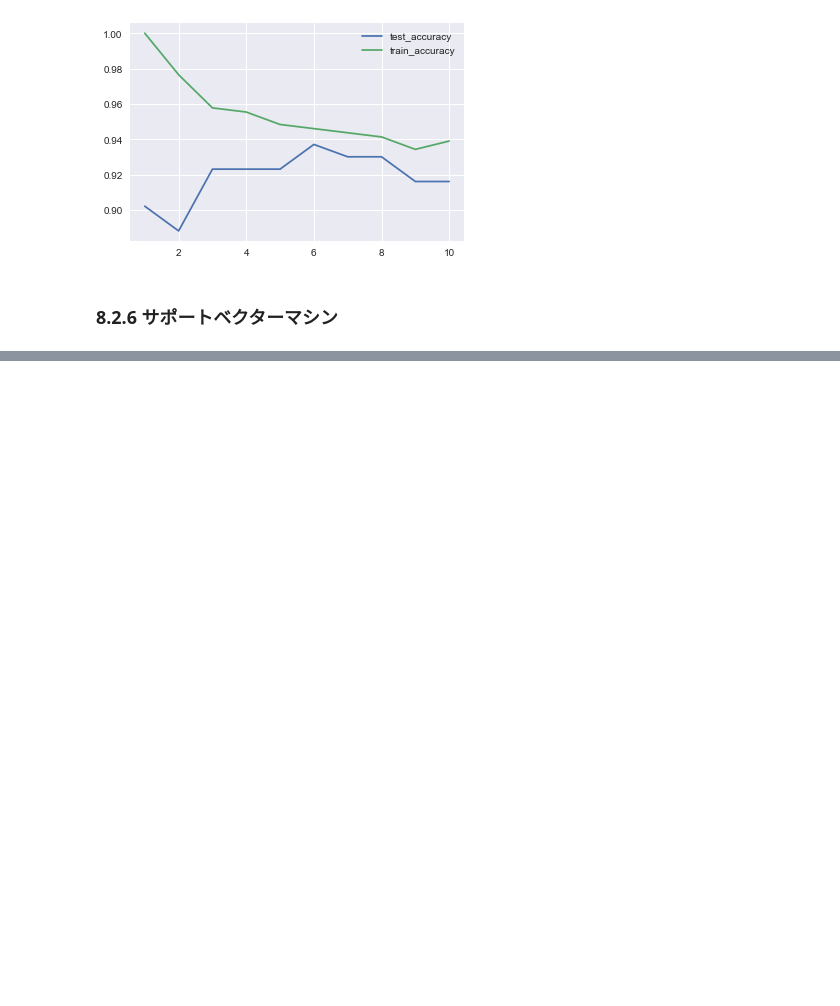
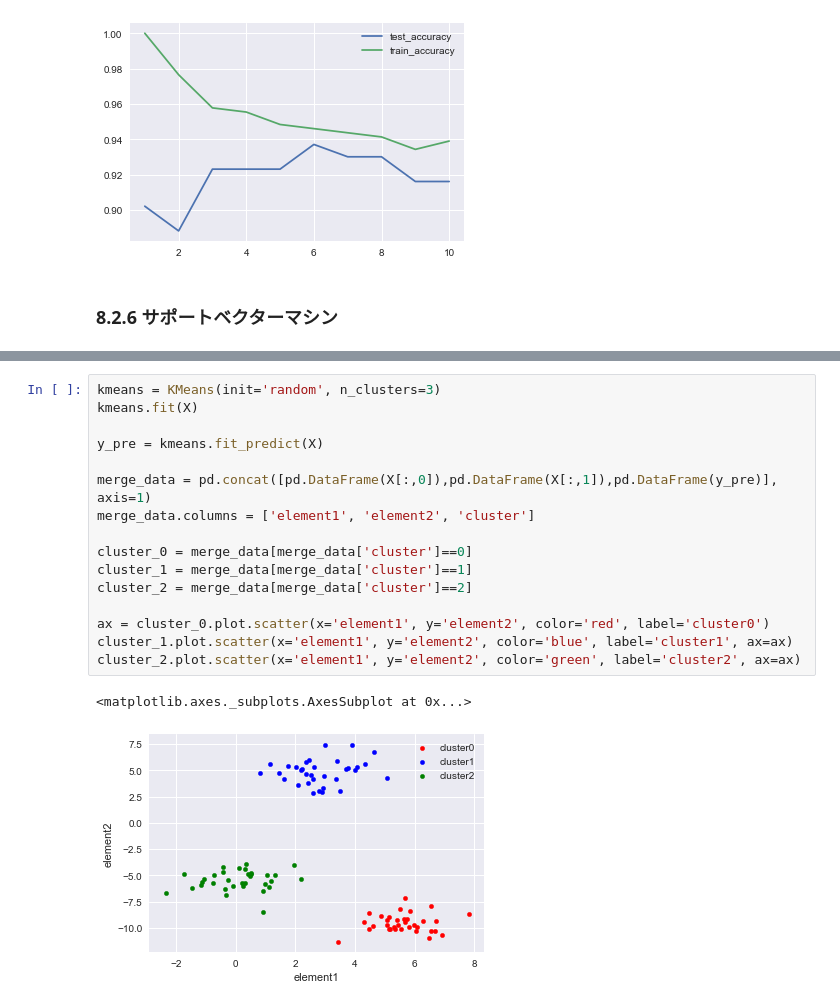
Before and after one commit to kecbigmt/data_science, a Jupyter notebook: mynote_chap8.ipynb, the cells around one changed output, grey strips where cells are left out. Cells and saved outputs as stored; diff of their text form; blank space fills up the shorter version.

```diff
--- a/mynote_chap8.ipynb
+++ b/mynote_chap8.ipynb
@@ -347,0 +358,19 @@ ValueError: Found input variables with inconsistent numbers of samples: [143, 42
+# %%
+kmeans = KMeans(init='random', n_clusters=3)
+kmeans.fit(X)
+
+y_pre = kmeans.fit_predict(X)
+
+merge_data = pd.concat([pd.DataFrame(X[:,0]),pd.DataFrame(X[:,1]),pd.DataFrame(y_pre)], axis=1)
+merge_data.columns = ['element1', 'element2', 'cluster']
+
+cluster_0 = merge_data[merge_data['cluster']==0]
+cluster_1 = merge_data[merge_data['cluster']==1]
+cluster_2 = merge_data[merge_data['cluster']==2]
+
+ax = cluster_0.plot.scatter(x='element1', y='element2', color='red', label='cluster0')
+cluster_1.plot.scatter(x='element1', y='element2', color='blue', label='cluster1', ax=ax)
+cluster_2.plot.scatter(x='element1', y='element2', color='green', label='cluster2', ax=ax)
+# %% [output]
+<matplotlib.axes._subplots.AxesSubplot at 0x...>
+[figure, added]
```
Also changed, not shown: parts of 8 cells of this notebook, 4 other files.
